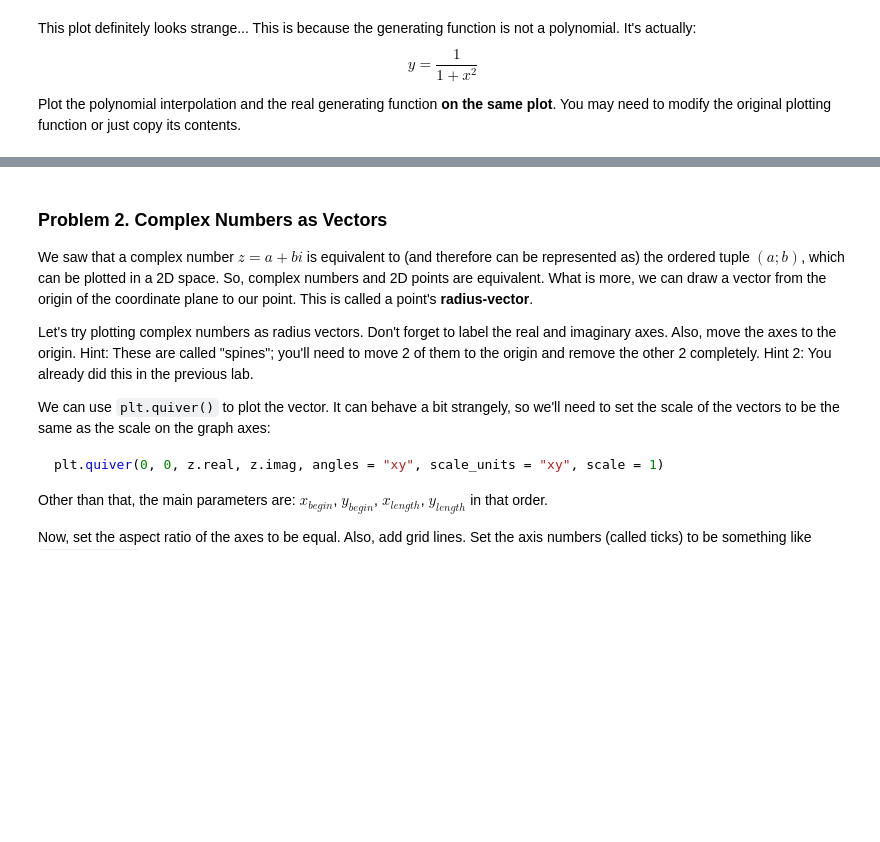
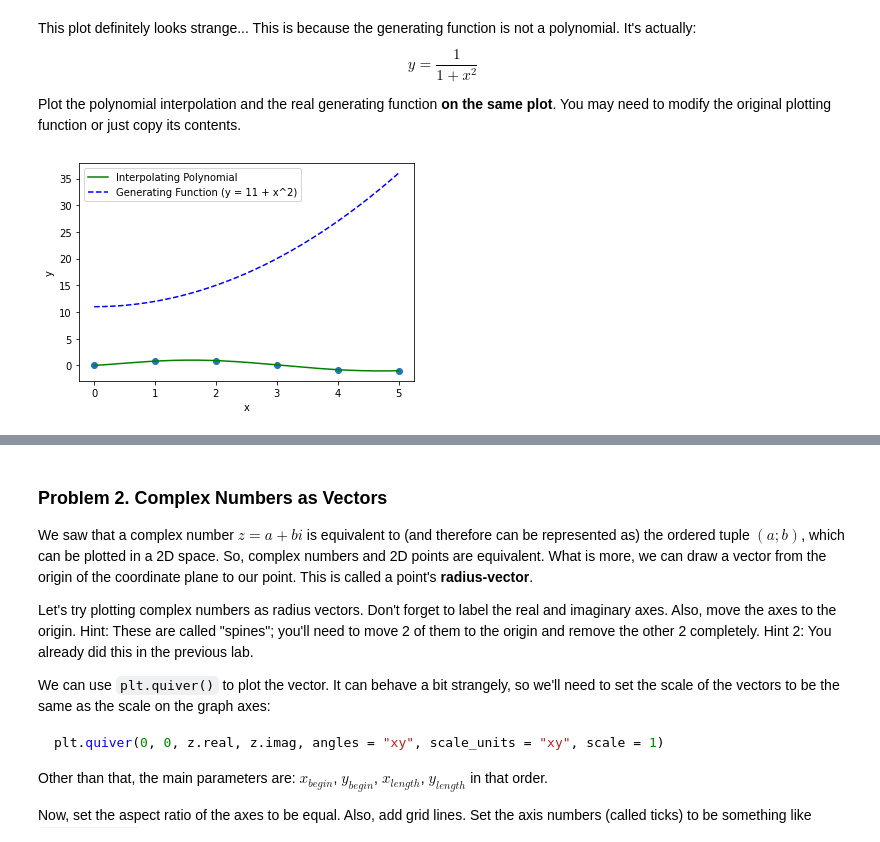
Before and after one commit to GalkaKG/Math-Concepts-for-Developers, a Jupyter notebook: 04. Exercise Basic algebra/Basic Algebra Exercise.ipynb, the cells around one changed output, grey strips where cells are left out. Drawn from its saved outputs; the diff is of its cells as text; code cells hidden in the pictures; blank space fills up the shorter version.

```diff
--- a/04. Exercise Basic algebra/Basic Algebra Exercise.ipynb
+++ b/04. Exercise Basic algebra/Basic Algebra Exercise.ipynb
@@ -87,8 +112,18 @@ def interpolate_polynomial(points, degree, min_x, max_x):
     degree - the polynomial degree
     min_x, max_x - range of x values used to plot the interpolating polynomial
     """
-    # Write your code here
-    pass
+    x = points[:, 0]
+    y = points[:, 1]
+    poly = Polynomial.fit(x, y, degree)
+
+    plot_x = np.linspace(min_x, max_x, 1000)
+    plot_y = poly(plot_x)
+
+    plt.plot(plot_x, plot_y, c = "green")
+    plt.scatter(x, y)
+    plt.xlabel("x")
+    plt.ylabel("y")
+    plt.show()
 # %%
 points = np.array([(0, 0), (1, 0.8), (2, 0.9), (3, 0.1), (4, -0.8), (5, -1.0)])
 interpolate_polynomial(points, len(points) - 1, np.min(points[:, 0]), np.max(points[:, 0]))
@@ -142,0 +197,37 @@ Plot the polynomial interpolation and the real generating function **on the same
+# %%
+def interpolate_polynomial(points, degree, min_x, max_x, plot_real_function=False):
+    """
+    Interpolates a polynomial of the specified degree through the given points and plots it.
+    Optionally, also plots the real generating function alongside the polynomial interpolation.
+    points - a list of points (x, y) to plot
+    degree - the polynomial degree
+    min_x, max_x - range of x values used to plot the interpolating polynomial
+    plot_real_function - if True, plot the real generating function alongside the interpolation
+    """
+    x = points[:, 0]
+    y = points[:, 1]
+    poly = Polynomial.fit(x, y, degree)
+
+    plot_x = np.linspace(min_x, max_x, 1000)
+    plot_y = poly(plot_x)
+
+    plt.plot(plot_x, plot_y, c="green", label="Interpolating Polynomial")
+    plt.scatter(x, y)
+
+    if plot_real_function:
+        # Plot the real generating function
+        real_y = 11 + plot_x ** 2
+        plt.plot(plot_x, real_y, c="blue", linestyle='--', label="Generating Function (y = 11 + x^2)")
+
+    plt.xlabel("x")
+    plt.ylabel("y")
+    plt.legend()
+    plt.show()
+
+# Example usage:
+points = np.array([(0, 0), (1, 0.8), (2, 0.9), (3, 0.1), (4, -0.8), (5, -1.0)])
+
+# Interpolating polynomial and real generating function
+interpolate_polynomial(points, len(points) - 1, np.min(points[:, 0]), np.max(points[:, 0]), plot_real_function=True)
+# %% [output]
+[figure, added]
```
Also changed, not shown: parts of 14 cells of this notebook.
